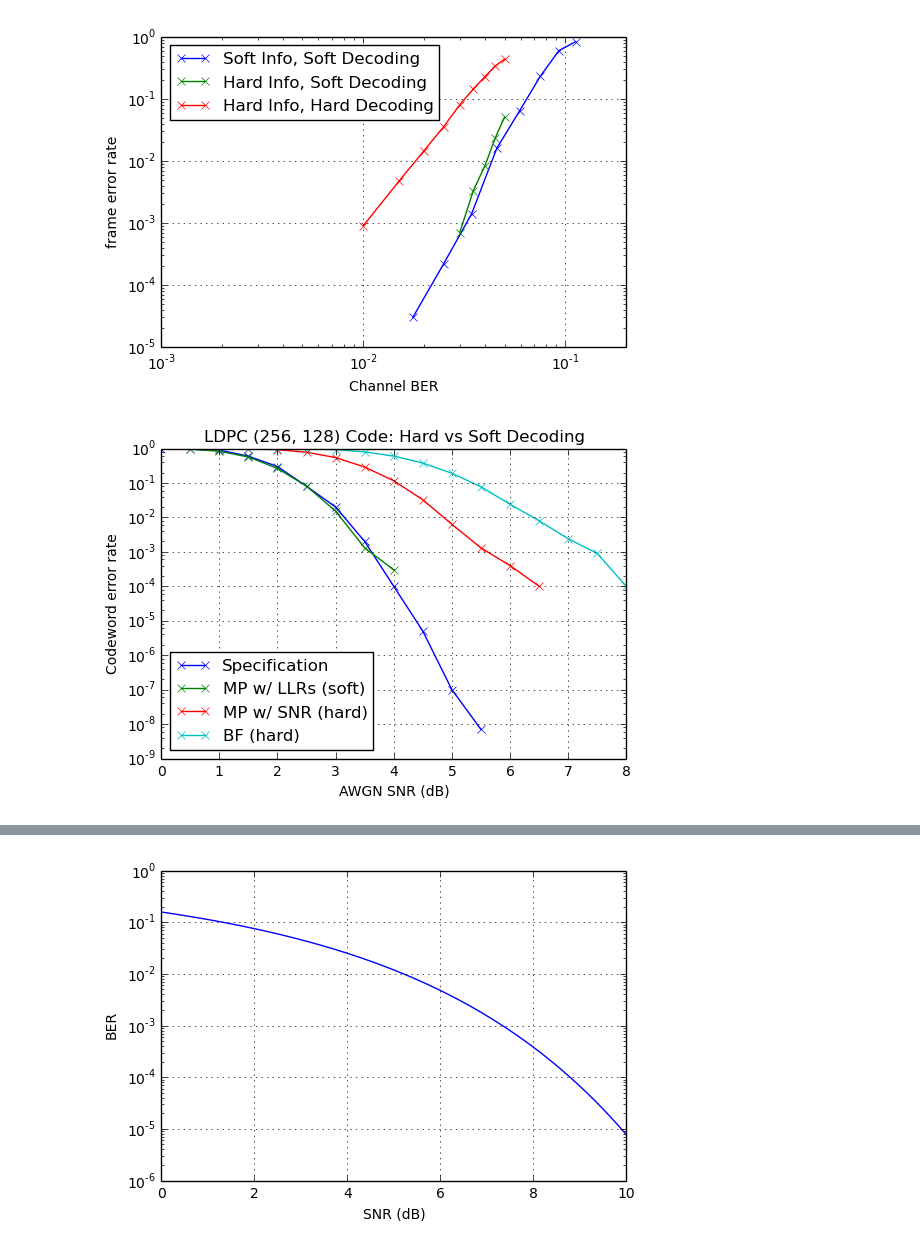
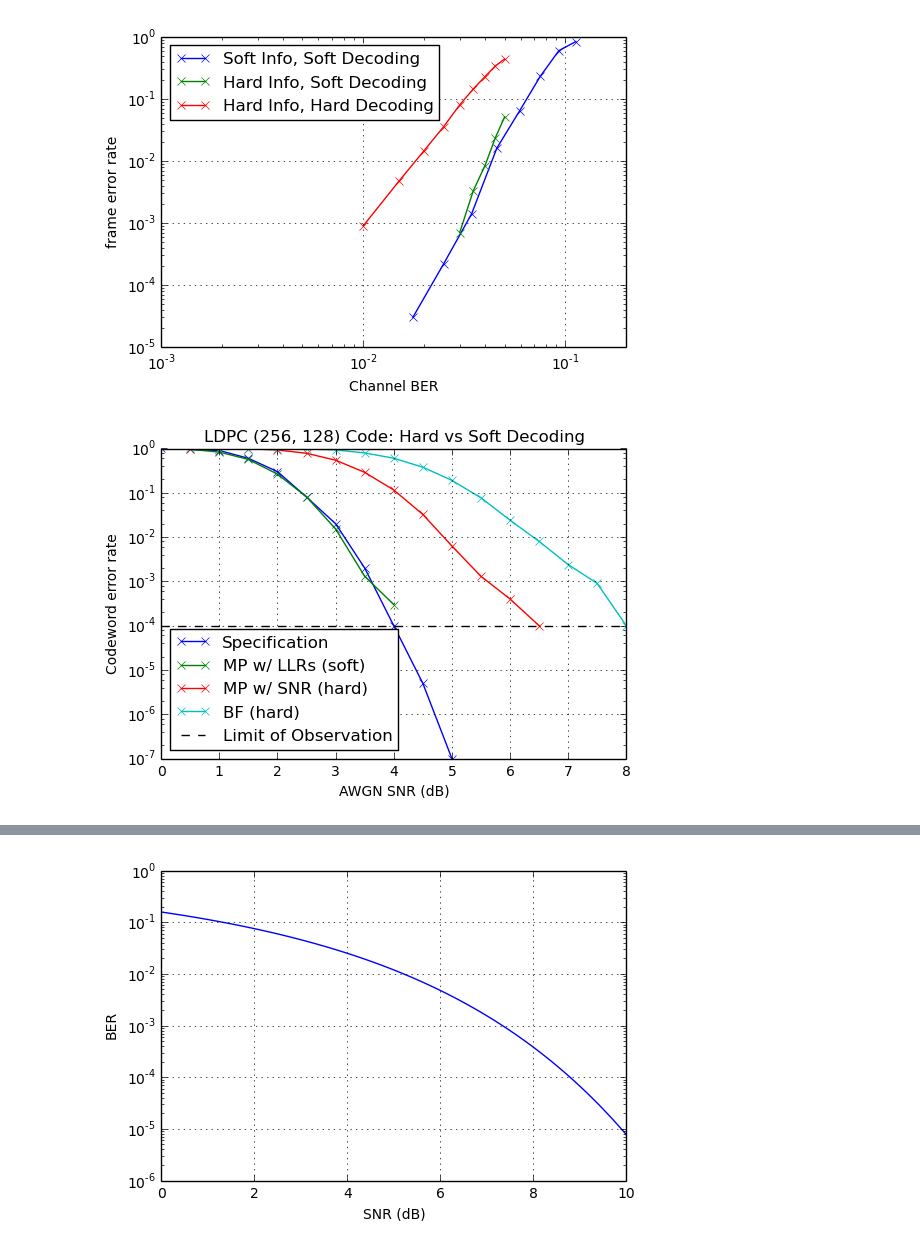
Before and after one commit to cuspaceflight/m3-avionics, a Jupyter notebook: m3radio/software/ldpc/LDPCComparison.ipynb, the cells around one changed output, grey strips where cells are left out. Saved outputs shown, nothing was run; the diff lists cells and outputs as text; code cells hidden in the pictures.

Commit message:
slight updates to ldpc prototype

```diff
--- a/m3radio/software/ldpc/LDPCComparison.ipynb
+++ b/m3radio/software/ldpc/LDPCComparison.ipynb
@@ -34,20 +34,22 @@ plt.savefig("hard_vs_soft_ldpc.pdf")
 # %%
 snrs = [0.5, 1.0, 1.5, 2.0, 2.5, 3.0, 3.5, 4.0, 4.5, 5.0, 5.5, 6.0, 6.5, 7.0, 7.5, 8.0]
 softsoft = [9.582e-01, 8.295e-01, 5.664e-01, 2.632e-01, 8.080e-02, 1.520e-02, 1.300e-03, 3.000e-04, 0.000e+00, 0.000e+00, 0.000e+00, 0.000e+00, 0.000e+00, 0.000e+00, 0.000e+00, 0.000e+00]
 hardsoft = [9.998e-01, 9.980e-01, 9.844e-01, 9.252e-01, 7.798e-01, 5.444e-01, 2.893e-01, 1.156e-01, 3.250e-02, 6.300e-03, 1.300e-03, 4.000e-04, 1.000e-04, 0.000e-00, 0.000e+00, 0.000e+00]
 hardhard = [1.000e+00, 9.998e-01, 9.989e-01, 9.948e-01, 9.779e-01, 9.263e-01, 7.946e-01, 6.029e-01, 3.781e-01, 1.911e-01, 7.720e-02, 2.410e-02, 8.000e-03, 2.400e-03, 9.000e-04, 1.000e-04]
 spec_snrs = [0, 1, 1.5, 2, 2.5, 3, 3.5, 4, 4.5, 5, 5.5]
 spec_fers = [1e0, 9e-1, 6e-1, 3e-1, 8e-2, 2e-2, 2e-3, 1e-4, 5e-6, 1e-7, 7e-9]
 plt.plot(spec_snrs, spec_fers, '-x', label="Specification")
 plt.plot(snrs, softsoft, '-x', label="MP w/ LLRs (soft)")
 plt.plot(snrs, hardsoft, '-x', label="MP w/ SNR (hard)")
 plt.plot(snrs, hardhard, '-x', label="BF (hard)")
+plt.axhline(1e-4, ls='--', color='k', label="Limit of Observation")
 plt.semilogy()
+plt.ylim(1e-7, 1e0)
 plt.grid()
 plt.xlabel("AWGN SNR (dB)")
 plt.ylabel("Codeword error rate")
 plt.legend(loc='lower left')
 plt.title("LDPC (256, 128) Code: Hard vs Soft Decoding")
-plt.savefig("hard_vs_soft_ldpc.pdf")
+plt.savefig("hard_vs_soft_ldpc.png")
 # %% [output]
-[figure, old version]
+[figure, new version]
```
Also changed, not shown: parts of 2 cells of this notebook, 1 other file.
